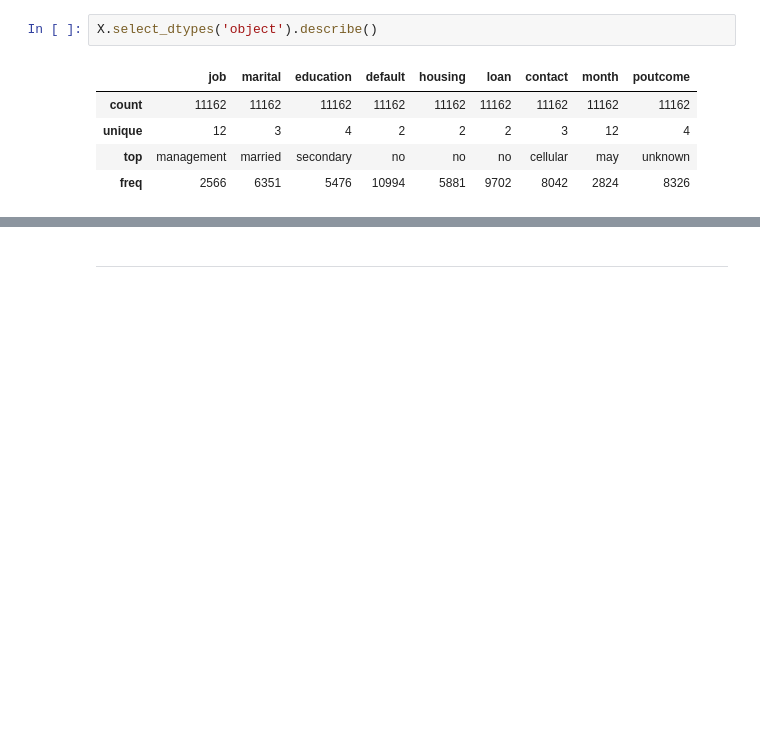
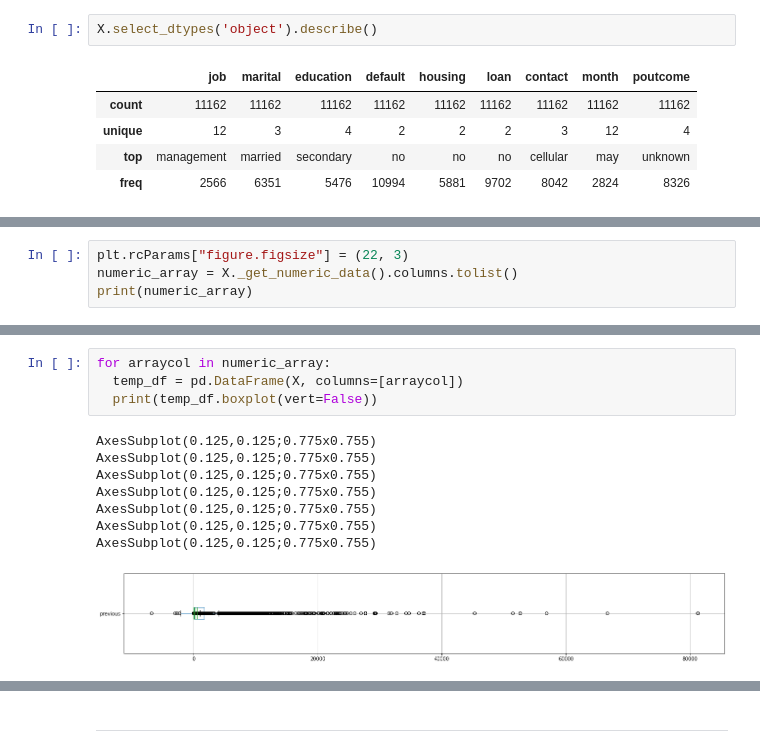
Before and after one commit to tomheyden/ATIT2-22, a Jupyter notebook: assignments/Assignment3_ATIT22.ipynb, the cells around one changed output, grey strips where cells are left out. Drawn from its saved outputs; the diff is of its cells as text; blank space fills up the shorter version.

```diff
--- a/assignments/Assignment3_ATIT22.ipynb
+++ b/assignments/Assignment3_ATIT22.ipynb
@@ -242,0 +246,4 @@ In case of class imbalance, think about how you want to deal with it. Please bri
+# %%
+plt.rcParams["figure.figsize"] = (22, 3)
+numeric_array = X._get_numeric_data().columns.tolist()
+print(numeric_array)
@@ -242,0 +261,13 @@ In case of class imbalance, think about how you want to deal with it. Please bri
+# %%
+for arraycol in numeric_array:
+  temp_df = pd.DataFrame(X, columns=[arraycol])
+  print(temp_df.boxplot(vert=False))
+# %% [output]
+AxesSubplot(0.125,0.125;0.775x0.755)
+AxesSubplot(0.125,0.125;0.775x0.755)
+AxesSubplot(0.125,0.125;0.775x0.755)
+AxesSubplot(0.125,0.125;0.775x0.755)
+AxesSubplot(0.125,0.125;0.775x0.755)
+AxesSubplot(0.125,0.125;0.775x0.755)
+AxesSubplot(0.125,0.125;0.775x0.755)
+[figure, added]
```
Also changed, not shown: parts of 14 cells of this notebook.
